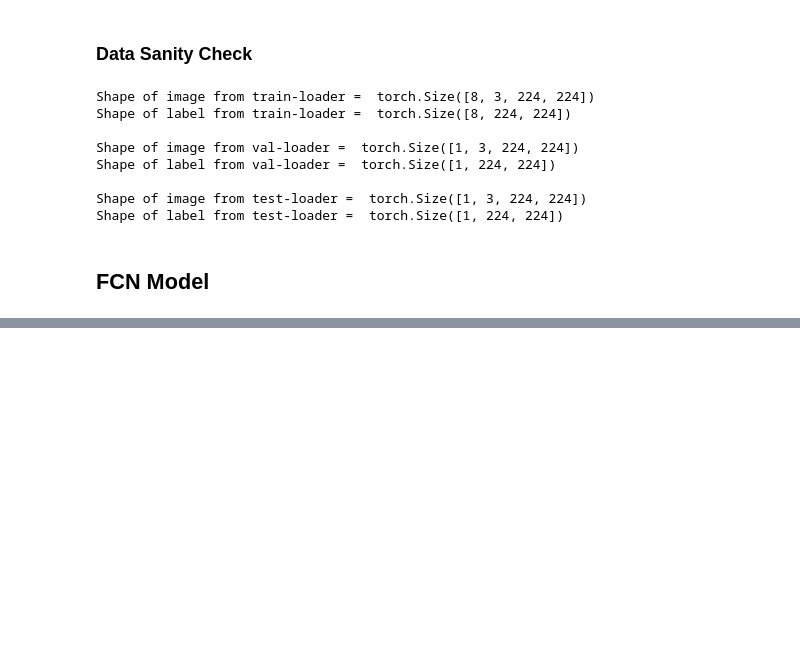
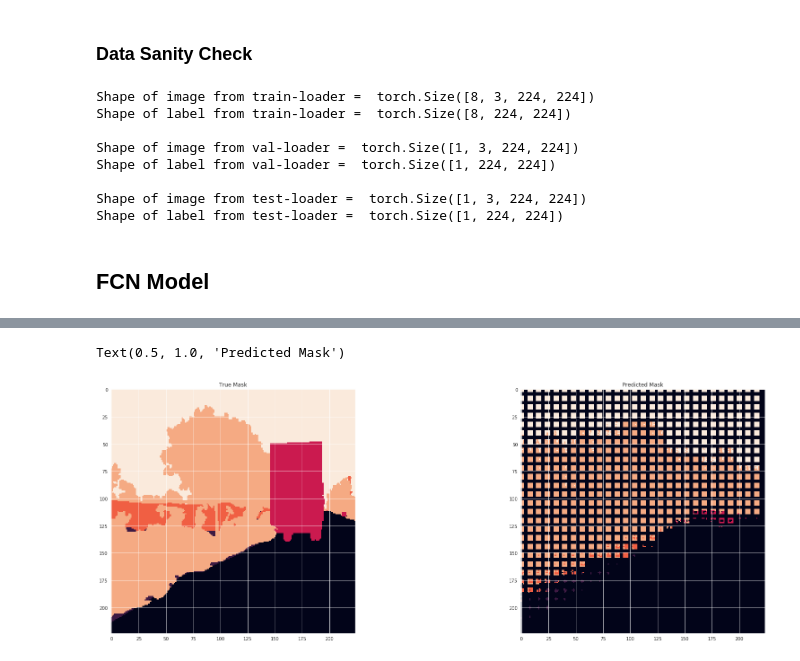
Before and after one commit to theairbend3r/how-to-train-your-neural-net, a Jupyter notebook: pytorch/computer_vision/image_segmentation/01_IDD_segmentation.ipynb, the cells around one changed output, grey strips where cells are left out. Cells and saved outputs as stored; diff of their text form; code cells hidden in the pictures; blank space fills up the shorter version.

```diff
--- a/pytorch/computer_vision/image_segmentation/01_IDD_segmentation.ipynb
+++ b/pytorch/computer_vision/image_segmentation/01_IDD_segmentation.ipynb
@@ -474,0 +496,15 @@ frame #2: at::native::getCudnnHandle() + 0xe54 (0x7fad39b7ac34 in /home/akshaj/m
+# %%
+y_pred_list = []
+y_true_list = []
+with torch.no_grad():
+    for x_batch, y_batch in tqdm(test_loader):
+        x_batch, y_batch = x_batch.to(device), y_batch.to(device)
+
+        y_test_pred = model(x_batch)
+
+        y_test_pred = torch.log_softmax(y_test_pred, dim=1)
+        _, y_pred_tag = torch.max(y_test_pred, dim = 1)
+        y_pred_tag = y_pred_tag
+
+        y_pred_list.append(y_pred_tag.cpu().numpy())
+        y_true_list.append(y_batch.cpu().numpy())
@@ -474,0 +519,20 @@ frame #2: at::native::getCudnnHandle() + 0xe54 (0x7fad39b7ac34 in /home/akshaj/m
+# %%
+def array_to_img_for_viz(arr):
+    arr = arr * 41
+    arr = arr.squeeze()
+    arr = np.uint8(arr)
+    arr_img = Image.fromarray(arr)
+
+    return arr_img
+# %%
+image_index_to_view = 10
+
+
+fig, axes = plt.subplots(nrows=1, ncols=2, figsize=(30,10))
+axes[0].imshow(array_to_img_for_viz(y_true_list[image_index_to_view]))
+axes[0].set_title("True Mask")
+axes[1].imshow(array_to_img_for_viz(y_pred_list[image_index_to_view]))
+axes[1].set_title("Predicted Mask")
+# %% [output]
+Text(0.5, 1.0, 'Predicted Mask')
+[figure, added]
```
Also changed, not shown: parts of 19 cells of this notebook, 2 other files.
